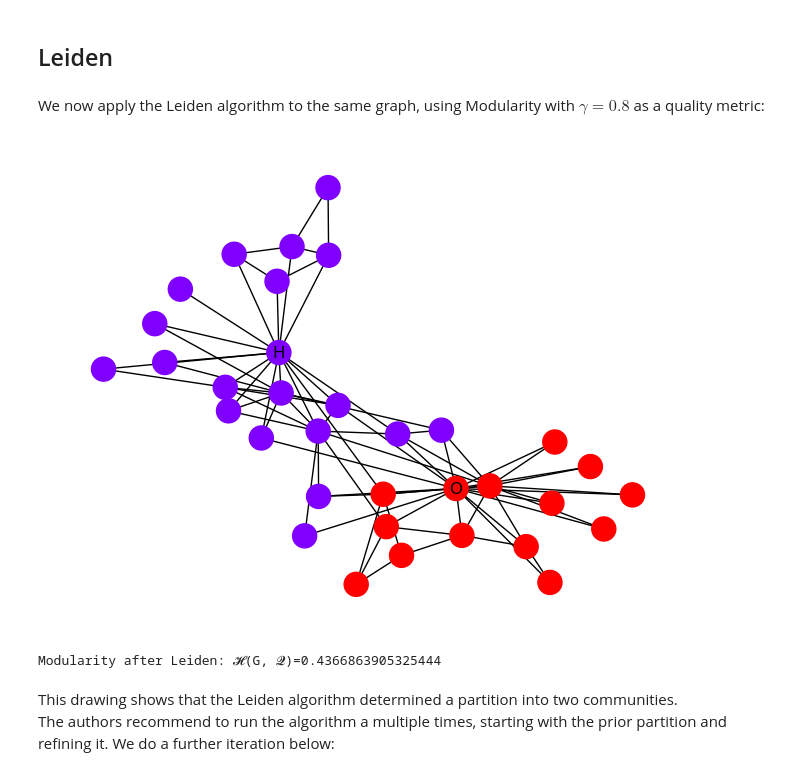
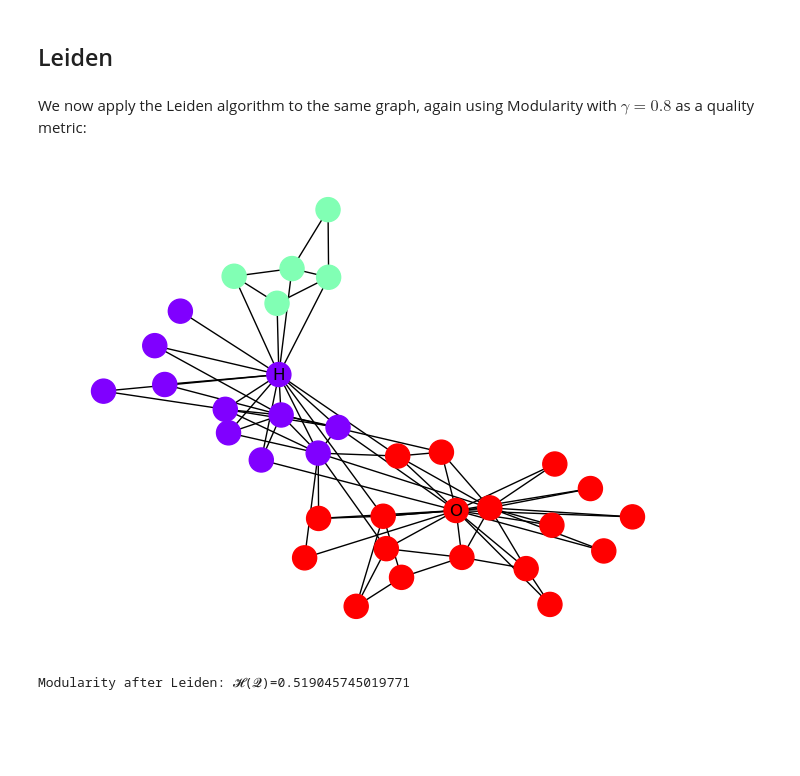
Before and after one commit to esclear/louvain-leiden, a Jupyter notebook: Demo (Karate Club).ipynb, the cells around one changed output. Drawn from its saved outputs; the diff is of its cells as text; code cells hidden in the pictures; blank space fills up the shorter version.

```diff
--- a/Demo (Karate Club).ipynb
+++ b/Demo (Karate Club).ipynb
@@ -73,17 +78,13 @@ Furthermore, there is a community, identified by the red nodes, that only has co
 # %% [markdown]
 ## Leiden
 # %% [markdown]
-We now apply the Leiden algorithm to the same graph, using Modularity with $\gamma = 0.8$ as a quality metric:
+We now apply the Leiden algorithm to the same graph, again using Modularity with $\gamma = 0.8$ as a quality metric:
 # %%
 # Calculate a new partition into communities, using Modularity and the Leiden algorithm …
-𝓠 = leiden(G, 𝓗, θ=0.4, γ=0.1)
+𝓠 = leiden(G, 𝓗, weight="weight")
 # … and draw the result:
 draw_graph(G, pos, 𝓠.communities, labels)
-print(f"Modularity after Leiden: {𝓗(G, 𝓠)=}")
+print(f"Modularity after Leiden: {𝓗(𝓠)=}")
 # %% [output]
-[figure, old version]
+[figure, new version]
-Modularity after Leiden: 𝓗(G, 𝓠)=0.4366863905325444
+Modularity after Leiden: 𝓗(𝓠)=0.519045745019771
-# %% [markdown]
-This drawing shows that the Leiden algorithm determined a partition into two communities.
-The authors recommend to run the algorithm a multiple times, starting with the prior partition and refining it.
-We do a further iteration below:
```
Also changed, not shown: parts of 5 cells of this notebook.
